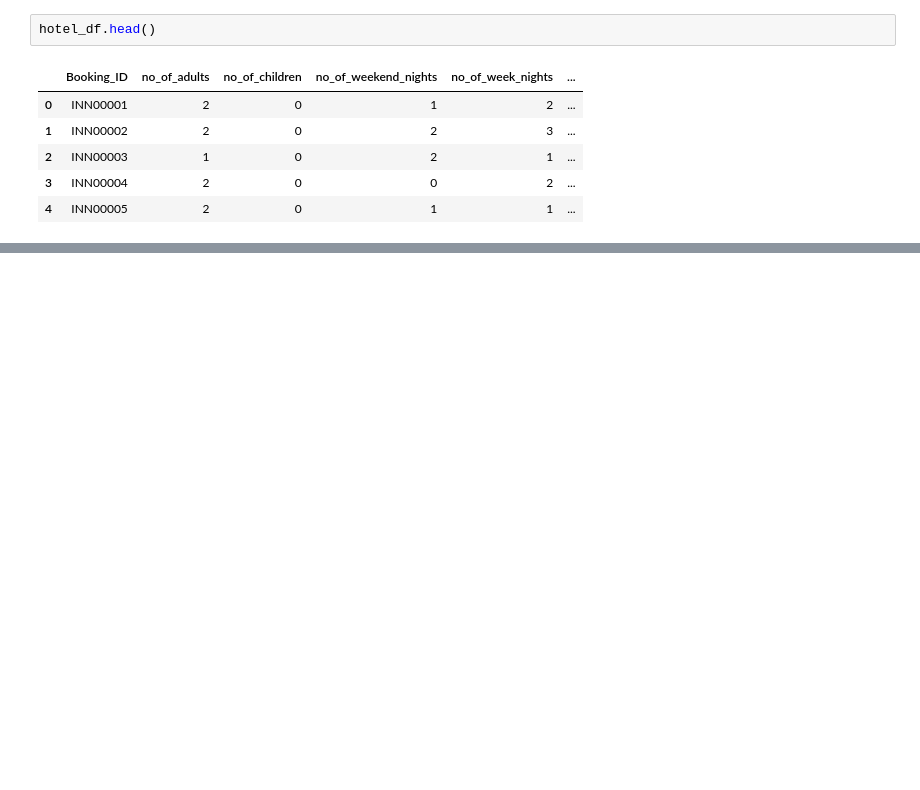
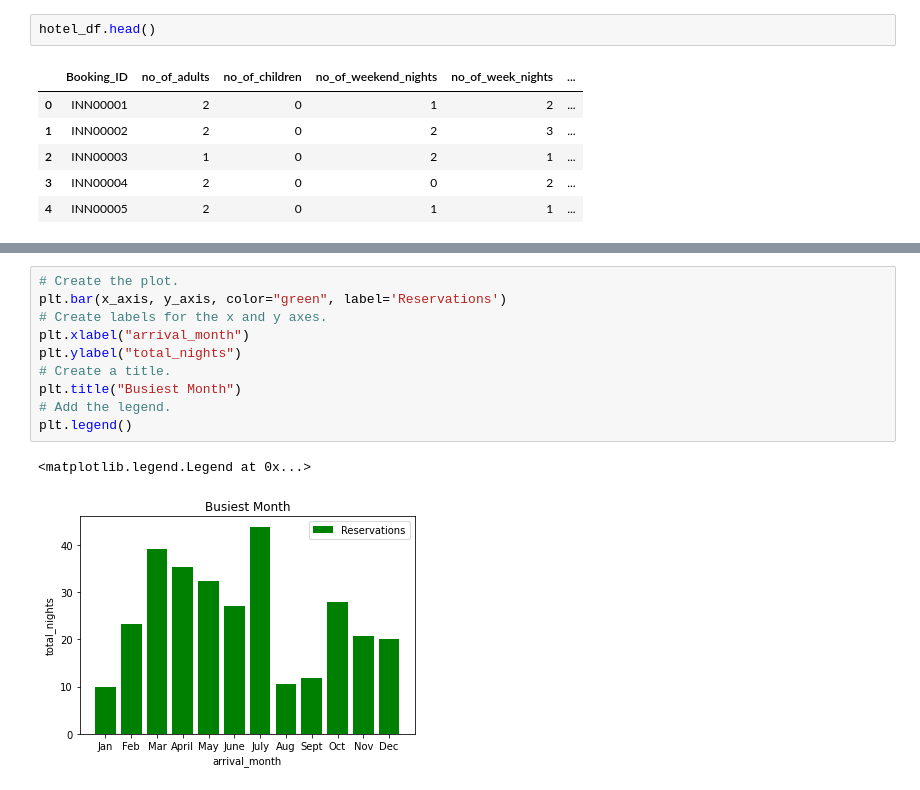
Before and after one commit to domivillacis/Hotel_reservations_analysis, a Jupyter notebook: Hotel_dataset.ipynb, the cells around one changed output, grey strips where cells are left out. Cells and saved outputs as stored; diff of their text form; blank space fills up the shorter version.

```diff
--- a/Hotel_dataset.ipynb
+++ b/Hotel_dataset.ipynb
@@ -144,0 +227,13 @@ hotel_df.to_csv(file)
+# %%
+# Create the plot.
+plt.bar(x_axis, y_axis, color="green", label='Reservations')
+# Create labels for the x and y axes.
+plt.xlabel("arrival_month")
+plt.ylabel("total_nights")
+# Create a title.
+plt.title("Busiest Month")
+# Add the legend.
+plt.legend()
+# %% [output]
+<matplotlib.legend.Legend at 0x...>
+[figure, added]
```
Also changed, not shown: parts of 14 cells of this notebook.
